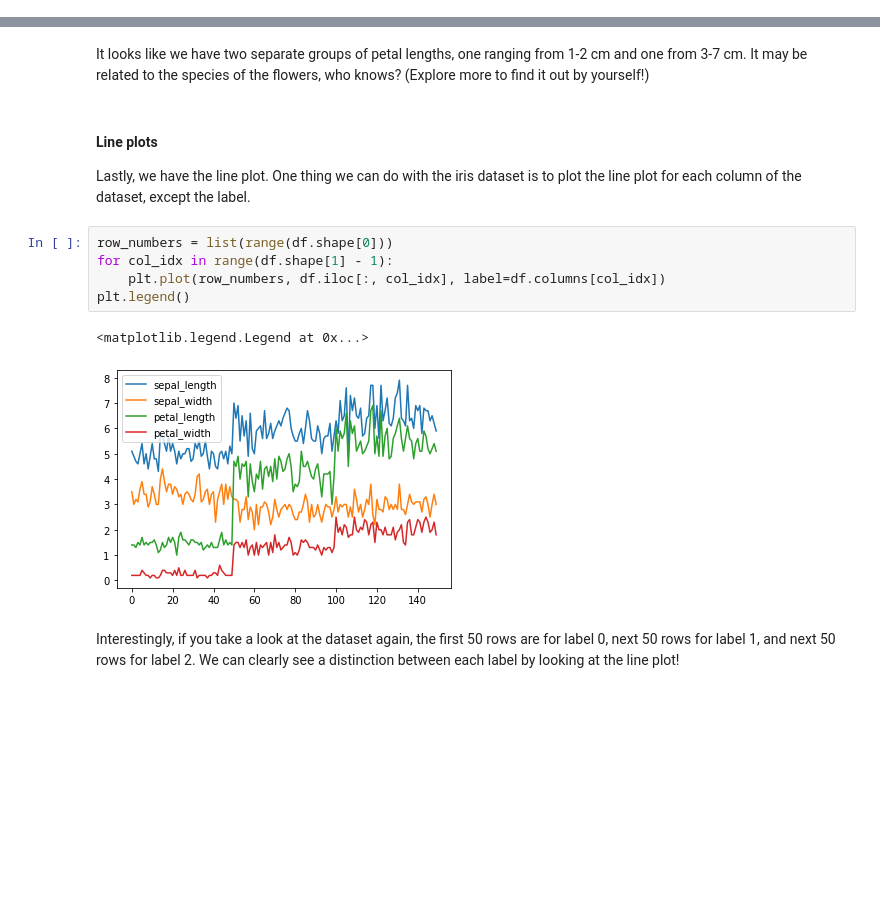
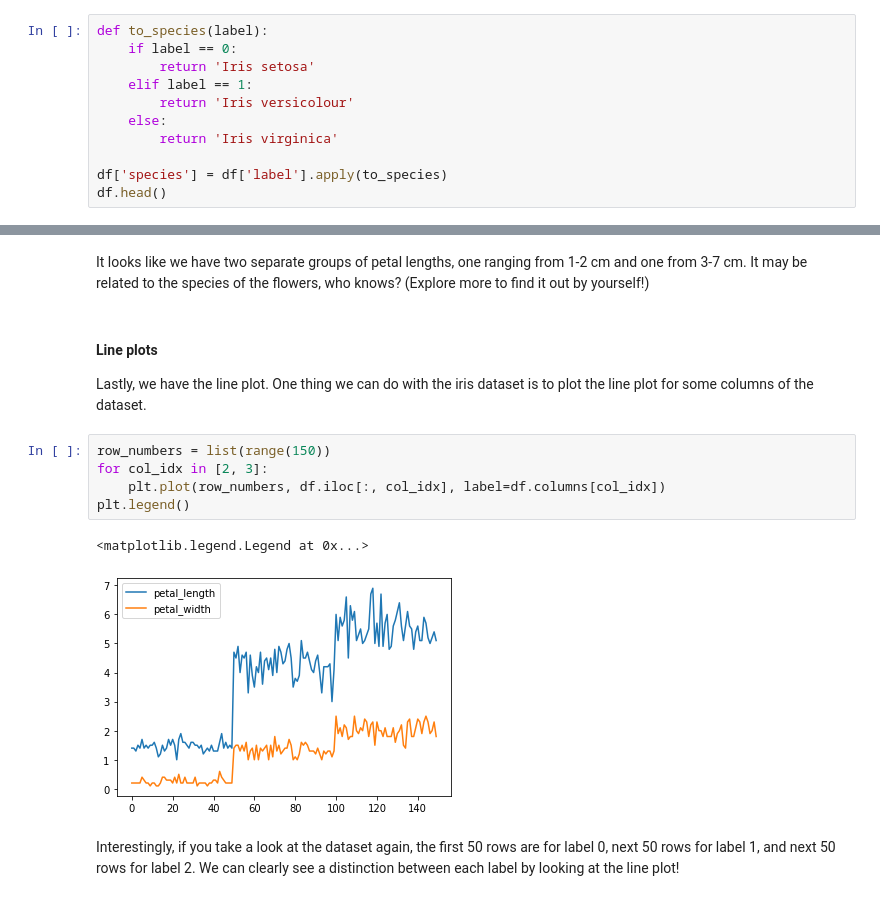
Before and after one commit to RussellDash332/EXPOSE-DSA, a Jupyter notebook: EXPOSE.ipynb, the cells around one changed output, grey strips where cells are left out. Cells and saved outputs as stored; diff of their text form; blank space fills up the shorter version.

```diff
--- a/EXPOSE.ipynb
+++ b/EXPOSE.ipynb
@@ -209,0 +181,11 @@ Name: sepal_length, dtype: float64
+# %%
+def to_species(label):
+    if label == 0:
+        return 'Iris setosa'
+    elif label == 1:
+        return 'Iris versicolour'
+    else:
+        return 'Iris virginica'
+
+df['species'] = df['label'].apply(to_species)
+df.head()
@@ -289,14 +285,14 @@ It looks like we have two separate groups of petal lengths, one ranging from 1-2
 # %% [markdown]
 #### Line plots
 Lastly, we have the line plot.
-One thing we can do with the iris dataset is to plot the line plot for each column of the dataset, except the label.
+One thing we can do with the iris dataset is to plot the line plot for some columns of the dataset.
 # %%
-row_numbers = list(range(df.shape[0]))
-for col_idx in range(df.shape[1] - 1):
+row_numbers = list(range(150))
+for col_idx in [2, 3]:
     plt.plot(row_numbers, df.iloc[:, col_idx], label=df.columns[col_idx])
 plt.legend()
 # %% [output]
 <matplotlib.legend.Legend at 0x...>
-[figure, old version]
+[figure, new version]
 # %% [markdown]
 Interestingly, if you take a look at the dataset again, the first 50 rows are for label 0, next 50 rows for label 1, and next 50 rows for label 2. We can clearly see a distinction between each label by looking at the line plot!
```
Also changed, not shown: parts of 32 cells of this notebook, 3 other files.
